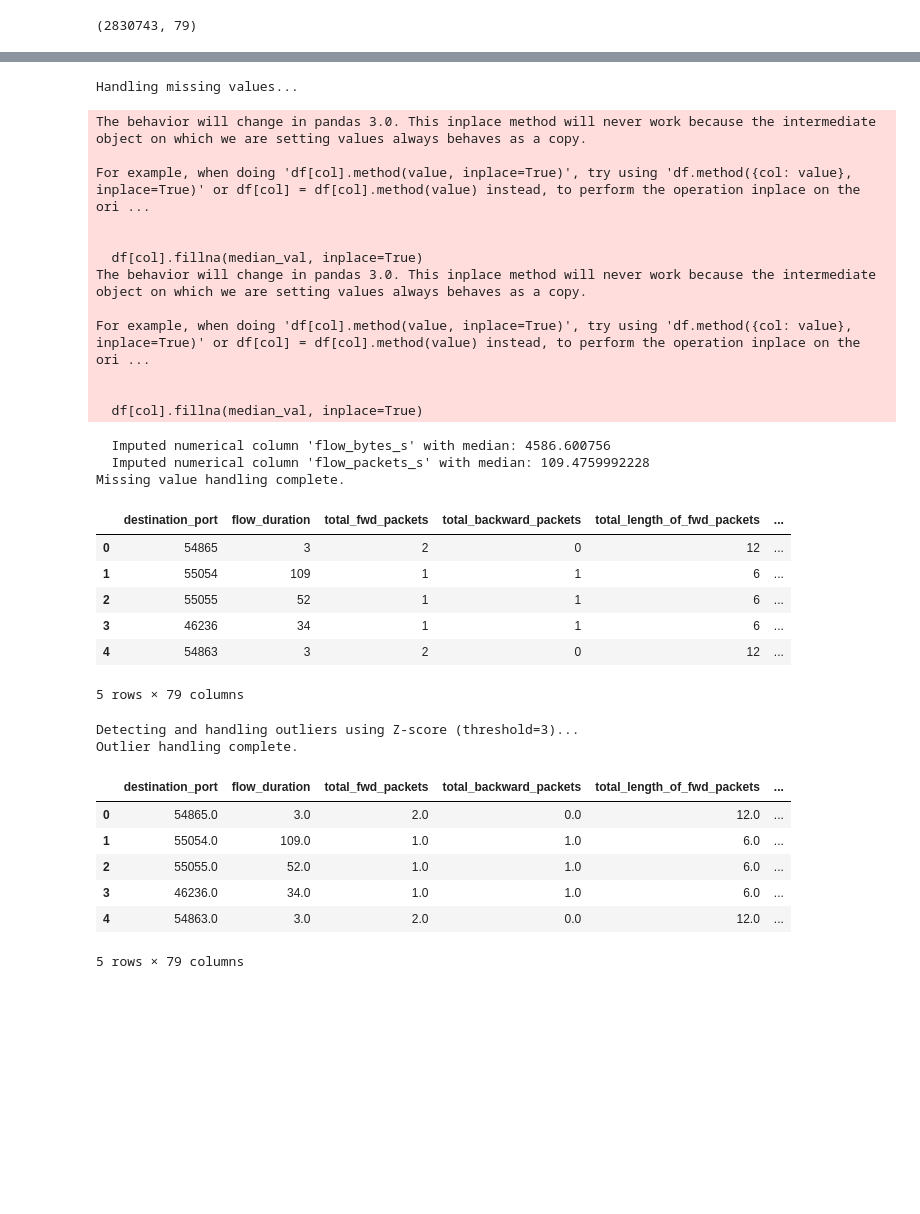
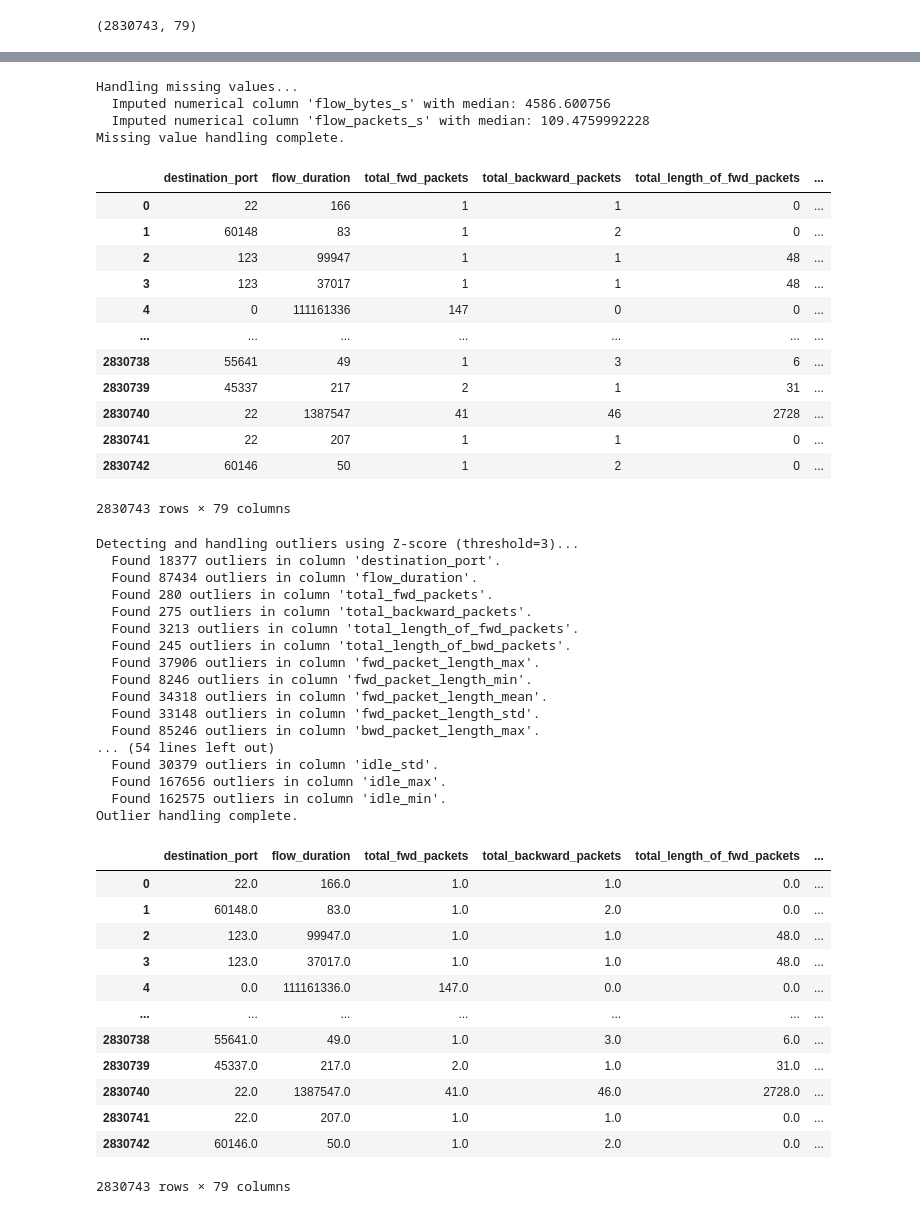
Before and after one commit to vickysivasrivi/AFL-IDHN, a Jupyter notebook: notebooks/data_preprocessing.ipynb, the cells around one changed output, grey strips where cells are left out. Cells and saved outputs as stored; diff of their text form; code cells hidden in the pictures; blank space fills up the shorter version.

```diff
--- a/notebooks/data_preprocessing.ipynb
+++ b/notebooks/data_preprocessing.ipynb
@@ -140,32 +138,26 @@ def handle_missing_values(df):
     print("Missing value handling complete.")
     return df
 # %%
-imputed_df = handle_missing_values(all_data_df)
-imputed_df.head()
+# imputed_df = handle_missing_values(all_data_df)
+# imputed_df
 # %% [output]
 Handling missing values...
+  Imputed numerical column 'flow_bytes_s' with median: 4586.600756
+  Imputed numerical column 'flow_packets_s' with median: 109.4759992228
+Missing value handling complete.
+|  | destination_port | flow_duration | total_fwd_packets | total_backward_packets | total_length_of_fwd_packets | ... |
+| 0 | 22 | 166 | 1 | 1 | 0 | ... |
+| 1 | 60148 | 83 | 1 | 2 | 0 | ... |
+| 2 | 123 | 99947 | 1 | 1 | 48 | ... |
+| 3 | 123 | 37017 | 1 | 1 | 48 | ... |
+| 4 | 0 | 111161336 | 147 | 0 | 0 | ... |
+| ... | ... | ... | ... | ... | ... | ... |
+| 2830738 | 55641 | 49 | 1 | 3 | 6 | ... |
+| 2830739 | 45337 | 217 | 2 | 1 | 31 | ... |
+| 2830740 | 22 | 1387547 | 41 | 46 | 2728 | ... |
+| 2830741 | 22 | 207 | 1 | 1 | 0 | ... |
+| 2830742 | 60146 | 50 | 1 | 2 | 0 | ... |
-The behavior will change in pandas 3.0. This inplace method will never work because the intermediate object on which we are setting values always behaves as a copy.
-
-For example, when doing 'df[col].method(value, inplace=True)', try using 'df.method({col: value}, inplace=True)' or df[col] = df[col].method(value) instead, to perform the operation inplace on the ori ...
-
-
-  df[col].fillna(median_val, inplace=True)
-The behavior will change in pandas 3.0. This inplace method will never work because the intermediate object on which we are setting values always behaves as a copy.
-
-For example, when doing 'df[col].method(value, inplace=True)', try using 'df.method({col: value}, inplace=True)' or df[col] = df[col].method(value) instead, to perform the operation inplace on the ori ...
-
-
-  df[col].fillna(median_val, inplace=True)
+2830743 rows × 79 columns
-  Imputed numerical column 'flow_bytes_s' with median: 4586.600756
-  Imputed numerical column 'flow_packets_s' with median: 109.4759992228
-Missing value handling complete.
-|  | destination_port | flow_duration | total_fwd_packets | total_backward_packets | total_length_of_fwd_packets | ... |
-| 0 | 54865 | 3 | 2 | 0 | 12 | ... |
-| 1 | 55054 | 109 | 1 | 1 | 6 | ... |
-| 2 | 55055 | 52 | 1 | 1 | 6 | ... |
-| 3 | 46236 | 34 | 1 | 1 | 6 | ... |
-| 4 | 54863 | 3 | 2 | 0 | 12 | ... |
-5 rows × 79 columns
 # %%
 def detect_and_handle_outliers_zscore(df, threshold=3):
     """
@@ -201,18 +193,39 @@ def detect_and_handle_outliers_zscore(df, threshold=3):
     print("Outlier handling complete.")
     return df
 # %%
-outlier_processed_df = detect_and_handle_outliers_zscore(imputed_df)
-outlier_processed_df.head()
+# outlier_processed_df = detect_and_handle_outliers_zscore(imputed_df)
+# outlier_processed_df
 # %% [output]
 Detecting and handling outliers using Z-score (threshold=3)...
+  Found 18377 outliers in column 'destination_port'.
+  Found 87434 outliers in column 'flow_duration'.
+  Found 280 outliers in column 'total_fwd_packets'.
+  Found 275 outliers in column 'total_backward_packets'.
+  Found 3213 outliers in column 'total_length_of_fwd_packets'.
+  Found 245 outliers in column 'total_length_of_bwd_packets'.
+  Found 37906 outliers in column 'fwd_packet_length_max'.
+  Found 8246 outliers in column 'fwd_packet_length_min'.
+  Found 34318 outliers in column 'fwd_packet_length_mean'.
+  Found 33148 outliers in column 'fwd_packet_length_std'.
+  Found 85246 outliers in column 'bwd_packet_length_max'.
+... (54 lines left out)
+  Found 30379 outliers in column 'idle_std'.
+  Found 167656 outliers in column 'idle_max'.
+  Found 162575 outliers in column 'idle_min'.
 Outlier handling complete.
 |  | destination_port | flow_duration | total_fwd_packets | total_backward_packets | total_length_of_fwd_packets | ... |
-| 0 | 54865.0 | 3.0 | 2.0 | 0.0 | 12.0 | ... |
-| 1 | 55054.0 | 109.0 | 1.0 | 1.0 | 6.0 | ... |
-| 2 | 55055.0 | 52.0 | 1.0 | 1.0 | 6.0 | ... |
-| 3 | 46236.0 | 34.0 | 1.0 | 1.0 | 6.0 | ... |
-| 4 | 54863.0 | 3.0 | 2.0 | 0.0 | 12.0 | ... |
+| 0 | 22.0 | 166.0 | 1.0 | 1.0 | 0.0 | ... |
+| 1 | 60148.0 | 83.0 | 1.0 | 2.0 | 0.0 | ... |
+| 2 | 123.0 | 99947.0 | 1.0 | 1.0 | 48.0 | ... |
+| 3 | 123.0 | 37017.0 | 1.0 | 1.0 | 48.0 | ... |
+| 4 | 0.0 | 111161336.0 | 147.0 | 0.0 | 0.0 | ... |
+| ... | ... | ... | ... | ... | ... | ... |
+| 2830738 | 55641.0 | 49.0 | 1.0 | 3.0 | 6.0 | ... |
+| 2830739 | 45337.0 | 217.0 | 2.0 | 1.0 | 31.0 | ... |
+| 2830740 | 22.0 | 1387547.0 | 41.0 | 46.0 | 2728.0 | ... |
+| 2830741 | 22.0 | 207.0 | 1.0 | 1.0 | 0.0 | ... |
+| 2830742 | 60146.0 | 50.0 | 1.0 | 2.0 | 0.0 | ... |
-5 rows × 79 columns
+2830743 rows × 79 columns
 # %%
 def encode_categorical_features(df, target_column=None):
     """
```
Also changed, not shown: parts of 12 cells of this notebook, 3 other files.
